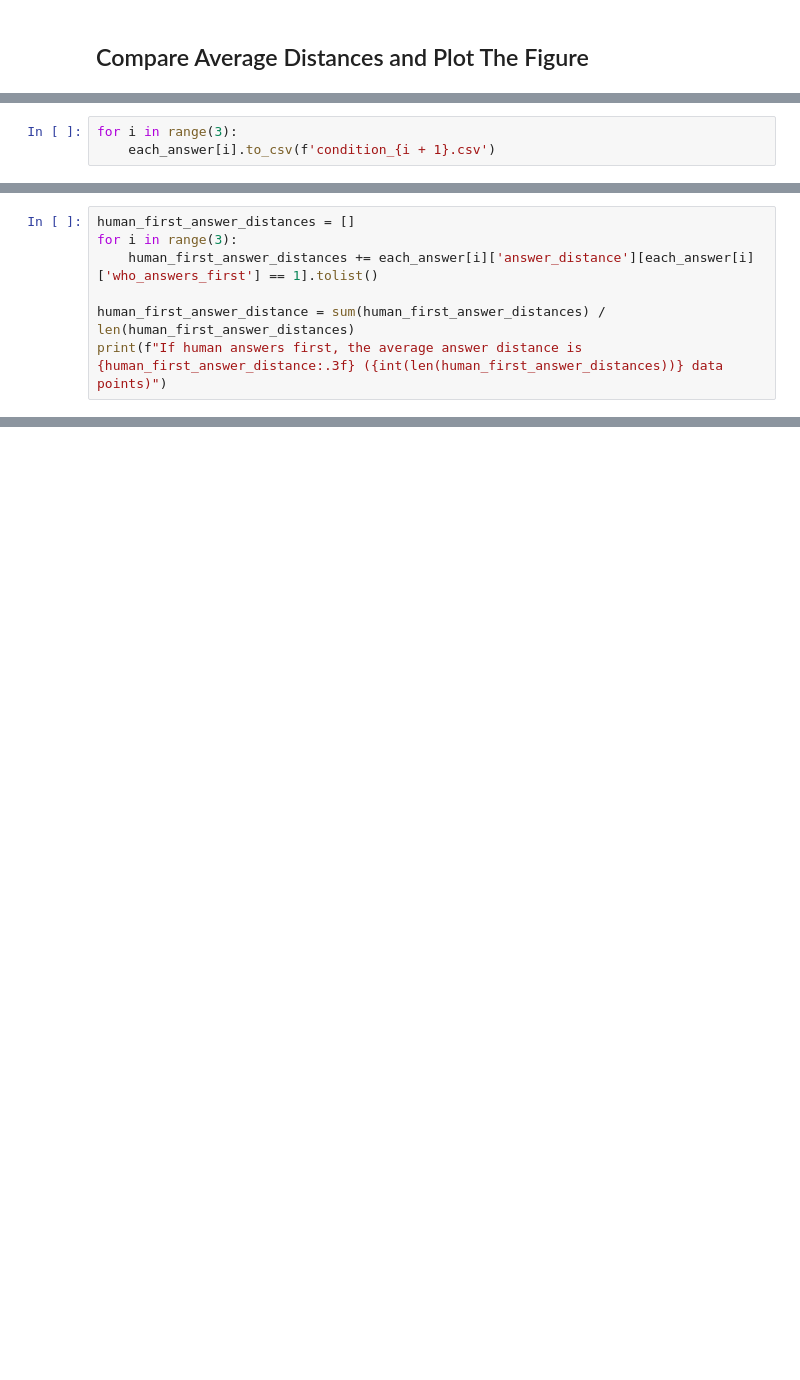
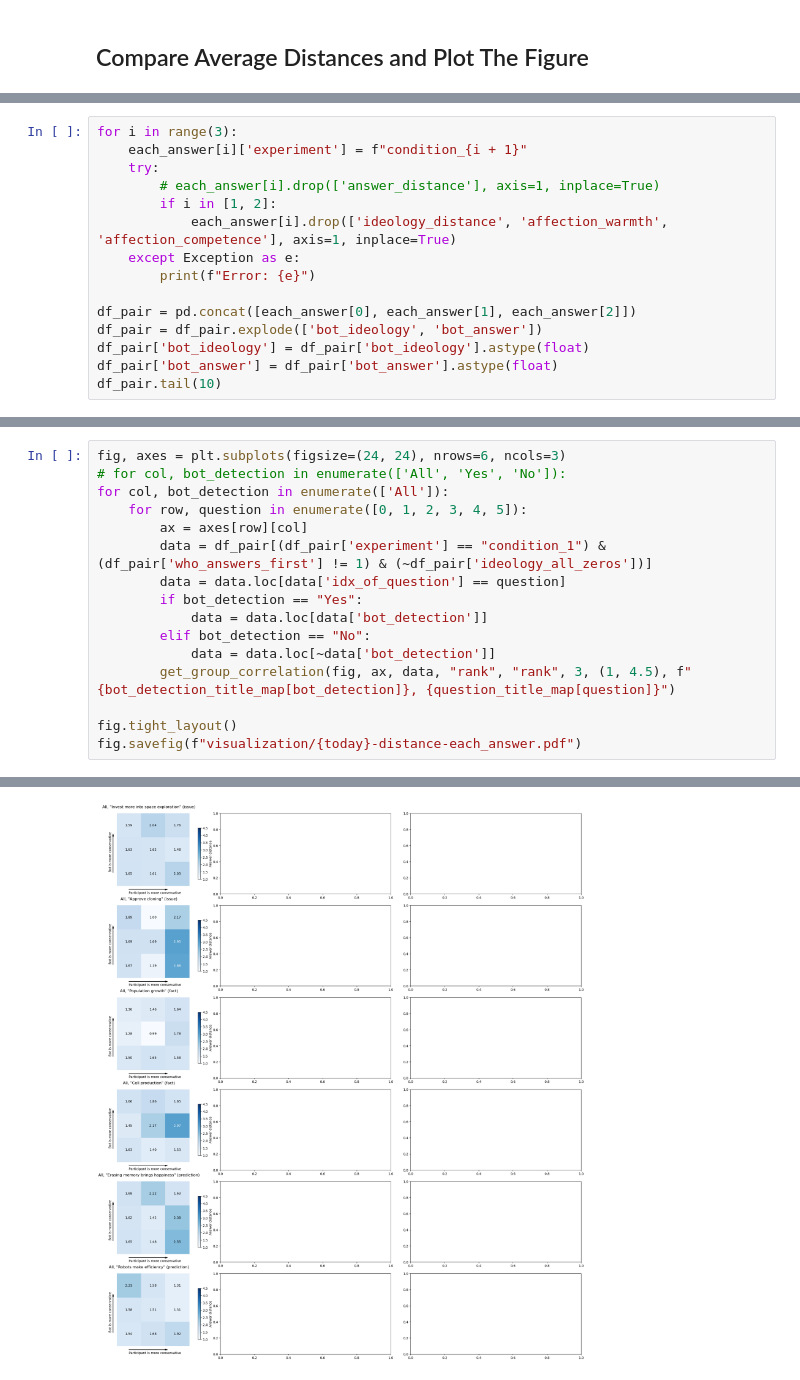
Before and after one commit to yindeqiang/Online-Politicization-Experiment-Website, a Jupyter notebook: data_analysis/condition.ipynb, the cells around one changed output, grey strips where cells are left out. Cells and saved outputs as stored; diff of their text form; blank space fills up the shorter version.

Commit message:
plot and analysis code added

```diff
--- a/data_analysis/condition.ipynb
+++ b/data_analysis/condition.ipynb
@@ -182,3 +308,0 @@ for i in [1, 2]:
-# %%
-for i in range(3):
-    each_answer[i].to_csv(f'condition_{i + 1}.csv')
@@ -187,7 +308,0 @@ for i in range(3):
-# %%
-human_first_answer_distances = []
-for i in range(3):
-    human_first_answer_distances += each_answer[i]['answer_distance'][each_answer[i]['who_answers_first'] == 1].tolist()
-
-human_first_answer_distance = sum(human_first_answer_distances) / len(human_first_answer_distances)
-print(f"If human answers first, the average answer distance is {human_first_answer_distance:.3f} ({int(len(human_first_answer_distances))} data points)")
@@ -372,0 +316,15 @@ plt.show()
+# %%
+for i in range(3):
+    each_answer[i]['experiment'] = f"condition_{i + 1}"
+    try:
+        # each_answer[i].drop(['answer_distance'], axis=1, inplace=True)
+        if i in [1, 2]:
+            each_answer[i].drop(['ideology_distance', 'affection_warmth', 'affection_competence'], axis=1, inplace=True)
+    except Exception as e:
+        print(f"Error: {e}")
+
+df_pair = pd.concat([each_answer[0], each_answer[1], each_answer[2]])
+df_pair = df_pair.explode(['bot_ideology', 'bot_answer'])
+df_pair['bot_ideology'] = df_pair['bot_ideology'].astype(float)
+df_pair['bot_answer'] = df_pair['bot_answer'].astype(float)
+df_pair.tail(10)
@@ -372,0 +438,17 @@ plt.show()
+# %%
+fig, axes = plt.subplots(figsize=(24, 24), nrows=6, ncols=3)
+# for col, bot_detection in enumerate(['All', 'Yes', 'No']):
+for col, bot_detection in enumerate(['All']):
+    for row, question in enumerate([0, 1, 2, 3, 4, 5]):
+        ax = axes[row][col]
+        data = df_pair[(df_pair['experiment'] == "condition_1") & (df_pair['who_answers_first'] != 1) & (~df_pair['ideology_all_zeros'])]
+        data = data.loc[data['idx_of_question'] == question]
+        if bot_detection == "Yes":
+            data = data.loc[data['bot_detection']]
+        elif bot_detection == "No":
+            data = data.loc[~data['bot_detection']]
+        get_group_correlation(fig, ax, data, "rank", "rank", 3, (1, 4.5), f"{bot_detection_title_map[bot_detection]}, {question_title_map[question]}")
+
+fig.tight_layout()
+fig.savefig(f"visualization/{today}-distance-each_answer.pdf")
+# %% [output]
@@ -372,0 +472 @@ plt.show()
+[figure, added]
```
Also changed, not shown: parts of 27 cells of this notebook, 45 other files.
